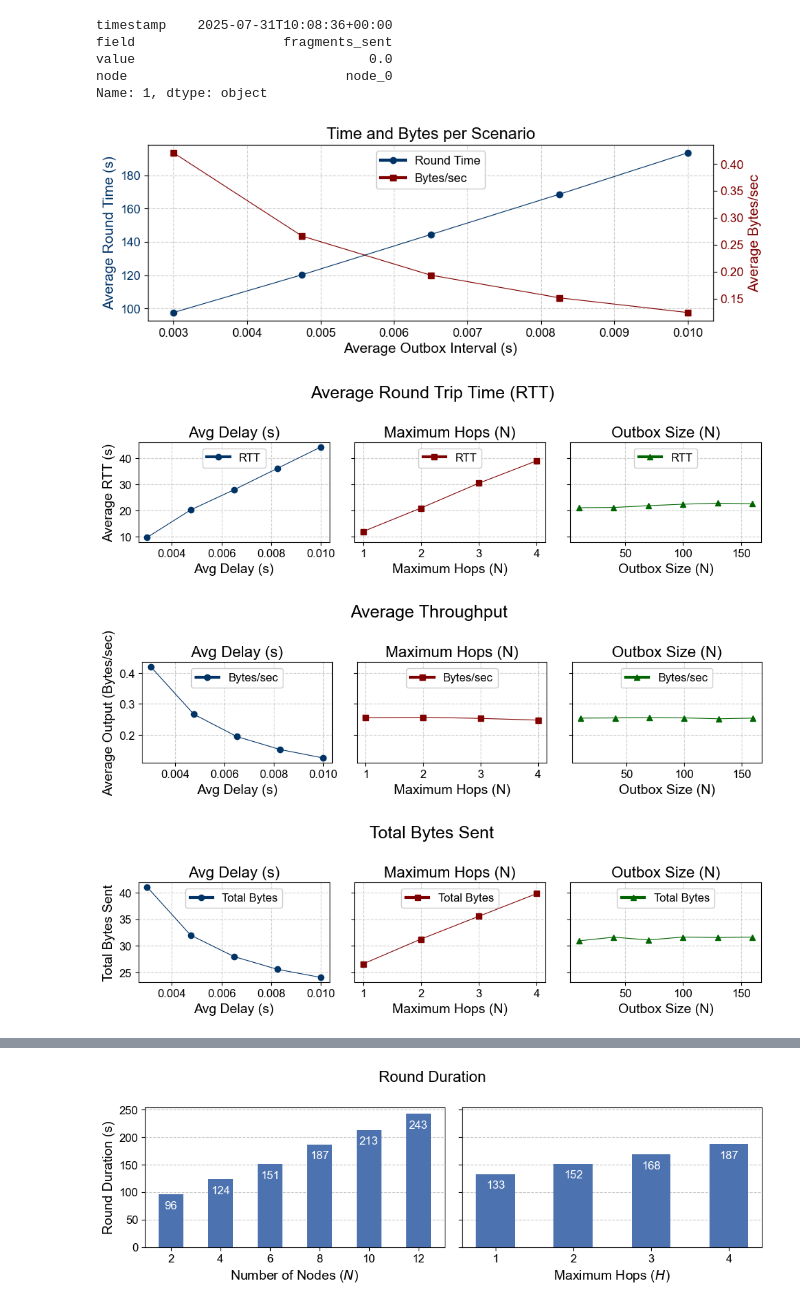
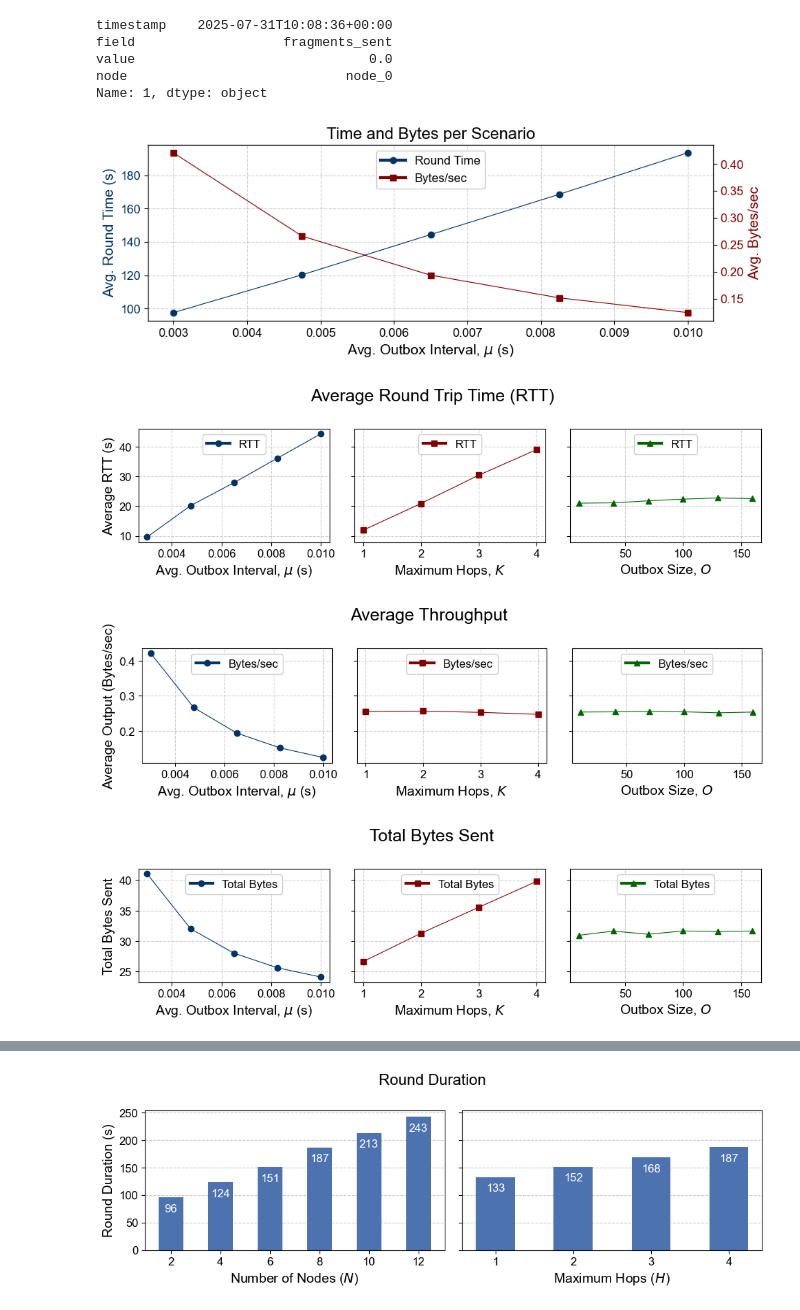
Before and after one commit to Altishofer/DFL_PeerBasedMixing, a Jupyter notebook: experiments/1_general_metrics.ipynb, the cells around one changed output, grey strips where cells are left out. Drawn from its saved outputs; the diff is of its cells as text; code cells hidden in the pictures.

Commit message:
updated x-labels

```diff
--- a/experiments/1_general_metrics.ipynb
+++ b/experiments/1_general_metrics.ipynb
@@ -94,13 +94,13 @@ fig, ax1 = plt.subplots(figsize=FIGURE_SIZE)
 ax1.set_title("Time and Bytes per Scenario")
 
 ax1.plot(mus[:len(rt_list)], rt_list, marker='o', color=dark_blue, label='Round Time', linewidth=0.8)
-ax1.set_xlabel("Average Outbox Interval (s)")
-ax1.set_ylabel("Average Round Time (s)", color=dark_blue)
+ax1.set_xlabel("Avg. Outbox Interval, $\mu$ (s)")
+ax1.set_ylabel("Avg. Round Time (s)", color=dark_blue)
 ax1.tick_params(axis='y', labelcolor=dark_blue)
 
 ax2 = ax1.twinx()
 ax2.plot(mus[:len(bytes_s)], bytes_s, marker='s', color=wine_red, label='Bytes/sec', linewidth=0.8)
-ax2.set_ylabel("Average Bytes/sec", color=wine_red)
+ax2.set_ylabel("Avg. Bytes/sec", color=wine_red)
 ax2.tick_params(axis='y', labelcolor=wine_red)
 
 ax1.grid(True, linestyle='--', alpha=0.6)
@@ -117,7 +117,7 @@ for line in legend.get_lines():
 plt.savefig(join(figure_path, "time-and-bytes-per-scenario.pdf"), bbox_inches="tight", dpi=600)
 plt.show()
 # %% [output]
-[figure, old version]
+[figure, new version]
 # %%
 def get_avg_rtt(df):
     df['timestamp'] = pd.to_datetime(df['timestamp'], format='ISO8601')
@@ -153,7 +153,6 @@ def plot_combined_rtt_and_bytes_subplots(x_sets, x_labels, folders, image_prefix
 
         # RTT subplot
         axs_rtt[i].plot(x_vals, y_rtt, marker=markers[i], color=colors[i], linewidth=0.8)
-        axs_rtt[i].set_title(xlabel)
         axs_rtt[i].set_xlabel(xlabel)
         if i == 0:
             axs_rtt[i].set_ylabel("Average RTT (s)")
@@ -166,7 +165,6 @@ def plot_combined_rtt_and_bytes_subplots(x_sets, x_labels, folders, image_prefix
 
         # Bytes/sec subplot
         axs_bytes[i].plot(x_vals, y_bytes_s, marker=markers[i], color=colors[i], linewidth=0.8)
-        axs_bytes[i].set_title(xlabel)
         axs_bytes[i].set_xlabel(xlabel)
         if i == 0:
             axs_bytes[i].set_ylabel("Average Output (Bytes/sec)")
@@ -179,7 +177,6 @@ def plot_combined_rtt_and_bytes_subplots(x_sets, x_labels, folders, image_prefix
 
         # Total bytes subplot
         axs_total_bytes[i].plot(x_vals, y_total_bytes, marker=markers[i], color=colors[i], linewidth=0.8)
-        axs_total_bytes[i].set_title(xlabel)
         axs_total_bytes[i].set_xlabel(xlabel)
         if i == 0:
             axs_total_bytes[i].set_ylabel("Total Bytes Sent")
@@ -203,17 +200,17 @@ def plot_combined_rtt_and_bytes_subplots(x_sets, x_labels, folders, image_prefix
 # %%
 nr_nodes = [2, 4, 6, 8, 10]
 nr_hops = [1, 2, 3, 4]
 outbox_size = [10 + (i) * 30 for i in range(6)]
 
 x_sets = [mus, nr_hops, outbox_size]
-x_labels = ["Avg Delay (s)", "Maximum Hops (N)", "Outbox Size (N)"]
+x_labels = ["Avg. Outbox Interval, $\mu$ (s)", "Maximum Hops, $K$", "Outbox Size, $O$"]
 folders = ["run_time", "max_hops", "outbox_size"]
 
 plot_combined_rtt_and_bytes_subplots(x_sets, x_labels, folders, "combined_metrics")
 # %% [output]
-[figure, old version]
+[figure, new version]
-[figure, old version]
+[figure, new version]
-[figure, old version]
+[figure, new version]
 # %%
 def entropy(probs):
     sum = 0
```
Also changed, not shown: parts of 6 cells of this notebook.
